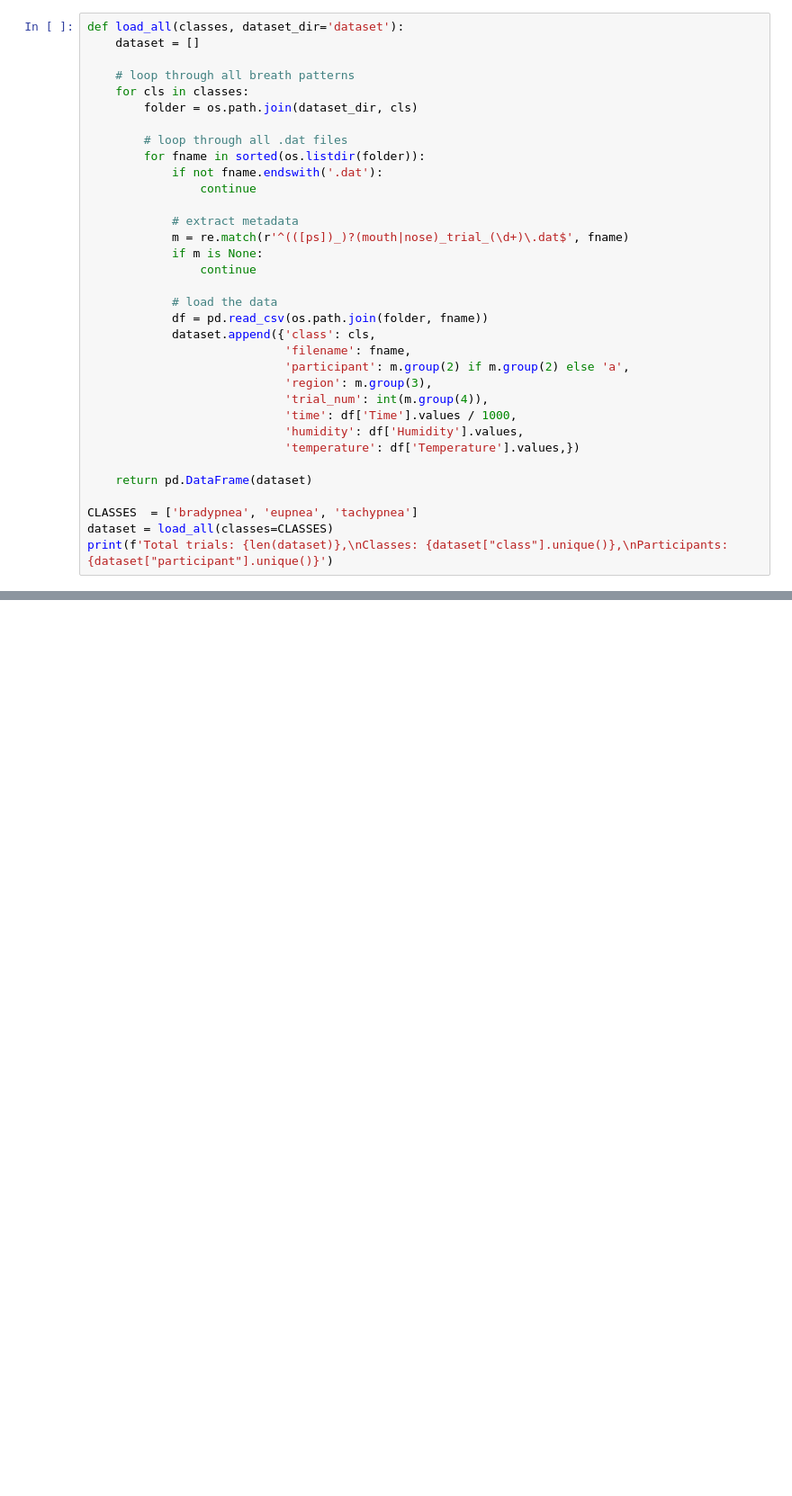
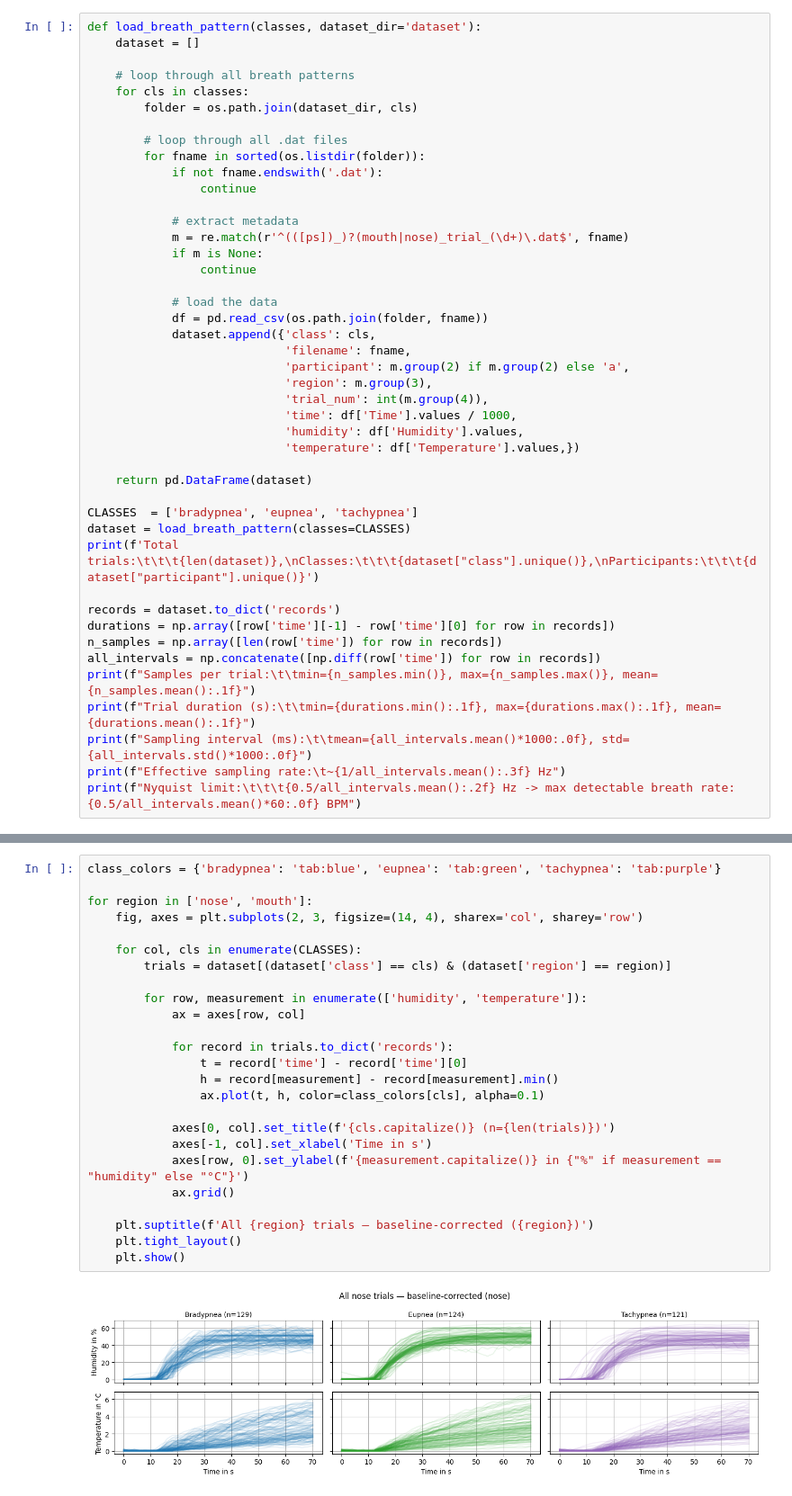
Before and after one commit to leon-rny/neural-network-breath-modeling, a Jupyter notebook: eda.ipynb, the cells around one changed output, grey strips where cells are left out. Shown at 90% size. Saved outputs shown, nothing was run; the diff lists cells and outputs as text; blank space fills up the shorter version.

Commit message:
finished breath pattern eda

```diff
--- a/eda.ipynb
+++ b/eda.ipynb
@@ -24,5 +20,5 @@ from collections import Counter
 # %%
-def load_all(classes, dataset_dir='dataset'):
+def load_breath_pattern(classes, dataset_dir='dataset'):
     dataset = []
 
     # loop through all breath patterns
@@ -53,6 +49,16 @@ def load_all(classes, dataset_dir='dataset'):
     return pd.DataFrame(dataset)
 
 CLASSES  = ['bradypnea', 'eupnea', 'tachypnea']
-dataset = load_all(classes=CLASSES)
-print(f'Total trials: {len(dataset)},\nClasses: {dataset["class"].unique()},\nParticipants: {dataset["participant"].unique()}')
+dataset = load_breath_pattern(classes=CLASSES)
+print(f'Total trials:\t\t\t{len(dataset)},\nClasses:\t\t\t{dataset["class"].unique()},\nParticipants:\t\t\t{dataset["participant"].unique()}')
+
+records = dataset.to_dict('records')
+durations = np.array([row['time'][-1] - row['time'][0] for row in records])
+n_samples = np.array([len(row['time']) for row in records])
+all_intervals = np.concatenate([np.diff(row['time']) for row in records])
+print(f"Samples per trial:\t\tmin={n_samples.min()}, max={n_samples.max()}, mean={n_samples.mean():.1f}")
+print(f"Trial duration (s):\t\tmin={durations.min():.1f}, max={durations.max():.1f}, mean={durations.mean():.1f}")
+print(f"Sampling interval (ms):\t\tmean={all_intervals.mean()*1000:.0f}, std={all_intervals.std()*1000:.0f}")
+print(f"Effective sampling rate:\t~{1/all_intervals.mean():.3f} Hz")
+print(f"Nyquist limit:\t\t\t{0.5/all_intervals.mean():.2f} Hz -> max detectable breath rate: {0.5/all_intervals.mean()*60:.0f} BPM")
 # %% [output]
@@ -61,0 +75,27 @@ Participants: ['a' 'p' 's']
+# %%
+class_colors = {'bradypnea': 'tab:blue', 'eupnea': 'tab:green', 'tachypnea': 'tab:purple'}
+
+for region in ['nose', 'mouth']:
+    fig, axes = plt.subplots(2, 3, figsize=(14, 4), sharex='col', sharey='row')
+
+    for col, cls in enumerate(CLASSES):
+        trials = dataset[(dataset['class'] == cls) & (dataset['region'] == region)]
+
+        for row, measurement in enumerate(['humidity', 'temperature']):
+            ax = axes[row, col]
+
+            for record in trials.to_dict('records'):
+                t = record['time'] - record['time'][0]
+                h = record[measurement] - record[measurement].min()
+                ax.plot(t, h, color=class_colors[cls], alpha=0.1)
+
+            axes[0, col].set_title(f'{cls.capitalize()} (n={len(trials)})')
+            axes[-1, col].set_xlabel('Time in s')
+            axes[row, 0].set_ylabel(f'{measurement.capitalize()} in {"%" if measurement == "humidity" else "°C"}')
+            ax.grid()
+
+    plt.suptitle(f'All {region} trials — baseline-corrected ({region})')
+    plt.tight_layout()
+    plt.show()
+# %% [output]
+[figure, added]
```
Also changed, not shown: parts of 12 cells of this notebook.
